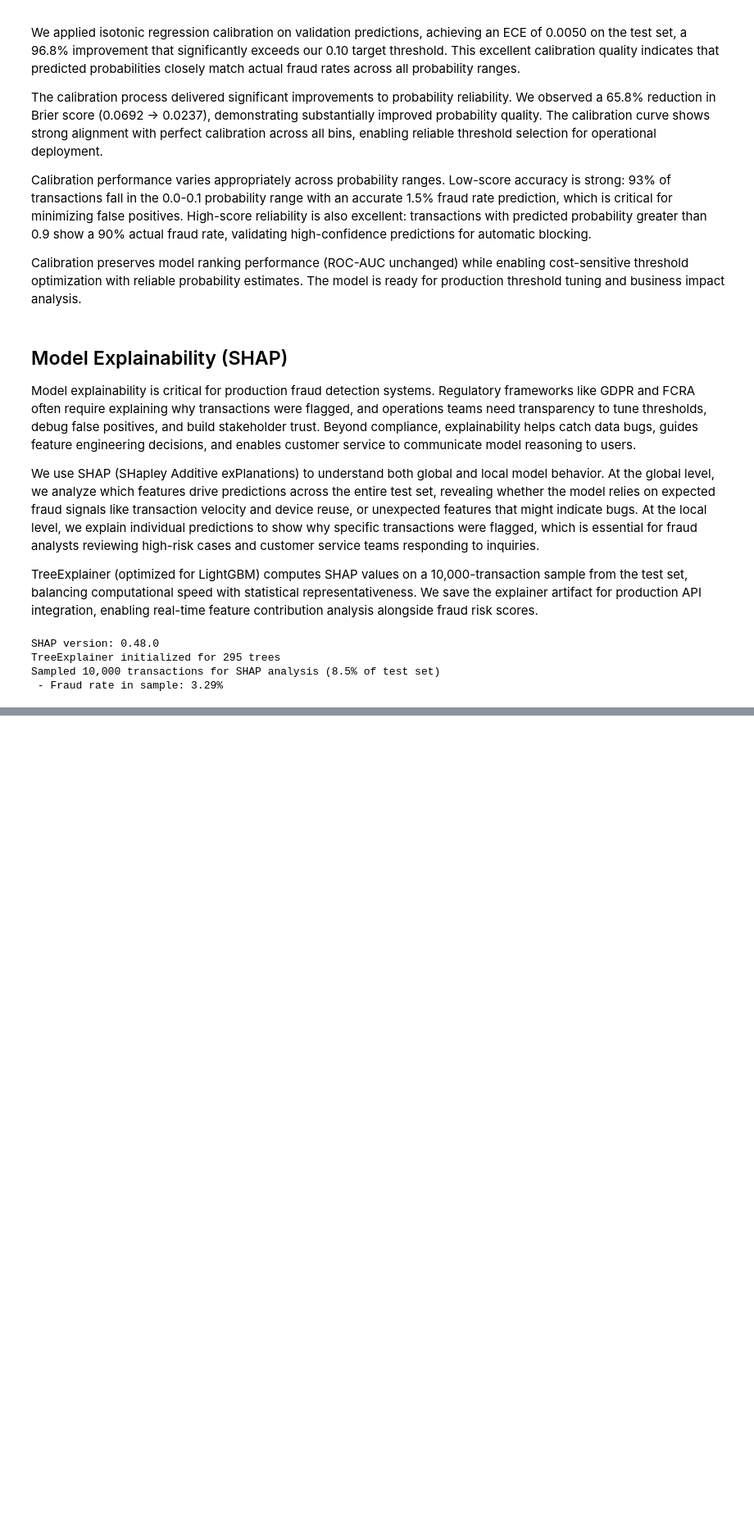
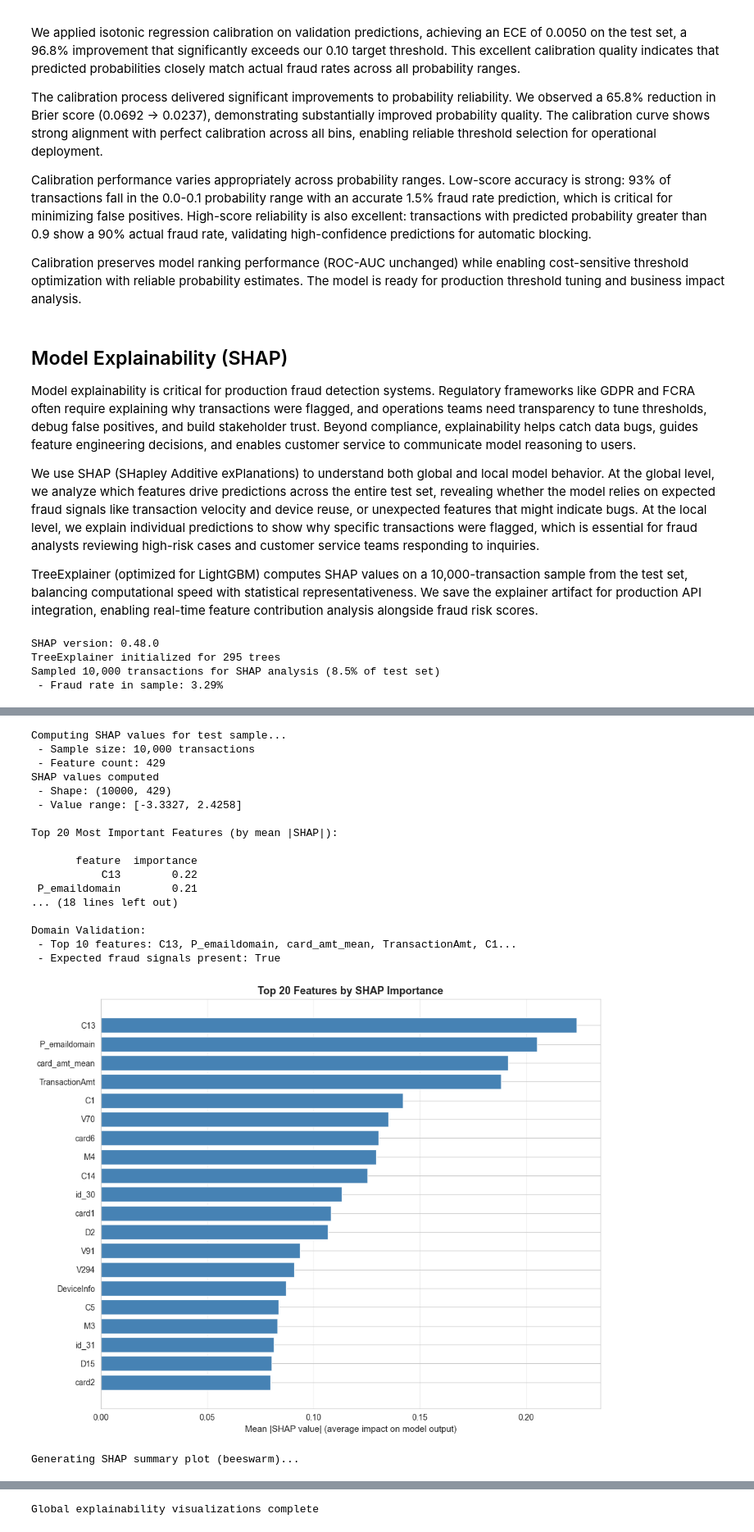
Before and after one commit to devbrewai/ai-fraud-detection-cross-border-payments, a Jupyter notebook: notebooks/03_model_training.ipynb, the cells around one changed output, grey strips where cells are left out. Shown at 82% size. Drawn from its saved outputs; the diff is of its cells as text; code cells hidden in the pictures; blank space fills up the shorter version.

```diff
--- a/notebooks/03_model_training.ipynb
+++ b/notebooks/03_model_training.ipynb
@@ -3180,0 +3187,69 @@ Sampled 10,000 transactions for SHAP analysis (8.5% of test set)
+# %%
+# Compute SHAP values for test sample
+print("Computing SHAP values for test sample...")
+print(f" - Sample size: {len(X_test_sample):,} transactions")
+print(f" - Feature count: {X_test_sample.shape[1]}")
+
+shap_values = explainer.shap_values(X_test_sample)
+
+print(f"SHAP values computed")
+print(f" - Shape: {shap_values.shape}")
+print(f" - Value range: [{shap_values.min():.4f}, {shap_values.max():.4f}]")
+
+# Feature importance: mean absolute SHAP value
+feature_importance = pd.DataFrame({
+    'feature': X_test_sample.columns,
+    'importance': np.abs(shap_values).mean(axis=0)
+}).sort_values('importance', ascending=False)
+
+print(f"\nTop 20 Most Important Features (by mean |SHAP|):\n")
+print(feature_importance.head(20).to_string(index=False))
+
+# Validation: Check SHAP values align with domain knowledge
+top_features = feature_importance.head(10)['feature'].tolist()
+print(f"\nDomain Validation:")
+print(f" - Top 10 features: {', '.join(top_features[:5])}...")
+print(f" - Expected fraud signals present: {'True' if any(x in str(top_features).lower() for x in ['v', 'c', 'd', 'm', 'id']) else 'False'}")
+
+# Visualize feature importance (bar chart)
+import matplotlib.pyplot as plt
+
+fig, ax = plt.subplots(figsize=(10, 8))
+top_20 = feature_importance.head(20)
+ax.barh(range(len(top_20)), top_20['importance'], color='steelblue')
+ax.set_yticks(range(len(top_20)))
+ax.set_yticklabels(top_20['feature'])
+ax.invert_yaxis()
+ax.set_xlabel('Mean |SHAP value| (average impact on model output)', fontsize=11)
+ax.set_title('Top 20 Features by SHAP Importance', fontsize=13, fontweight='bold')
+ax.grid(axis='x', alpha=0.3)
+plt.tight_layout()
+plt.show()
+
+# SHAP summary plot (beeswarm)
+print("\nGenerating SHAP summary plot (beeswarm)...")
+shap.summary_plot(shap_values, X_test_sample, max_display=20, show=False)
+plt.tight_layout()
+plt.show()
+
+print("\nGlobal explainability visualizations complete")
+# %% [output]
+Computing SHAP values for test sample...
+ - Sample size: 10,000 transactions
+ - Feature count: 429
+SHAP values computed
+ - Shape: (10000, 429)
+ - Value range: [-3.3327, 2.4258]
+
+Top 20 Most Important Features (by mean |SHAP|):
+
+       feature  importance
+           C13        0.22
+ P_emaildomain        0.21
+... (18 lines left out)
+
+Domain Validation:
+ - Top 10 features: C13, P_emaildomain, card_amt_mean, TransactionAmt, C1...
+ - Expected fraud signals present: True
+[figure, added]
+Generating SHAP summary plot (beeswarm)...
@@ -3180,0 +3257 @@ Sampled 10,000 transactions for SHAP analysis (8.5% of test set)
+Global explainability visualizations complete
```
Also changed, not shown: parts of 2 cells of this notebook.
